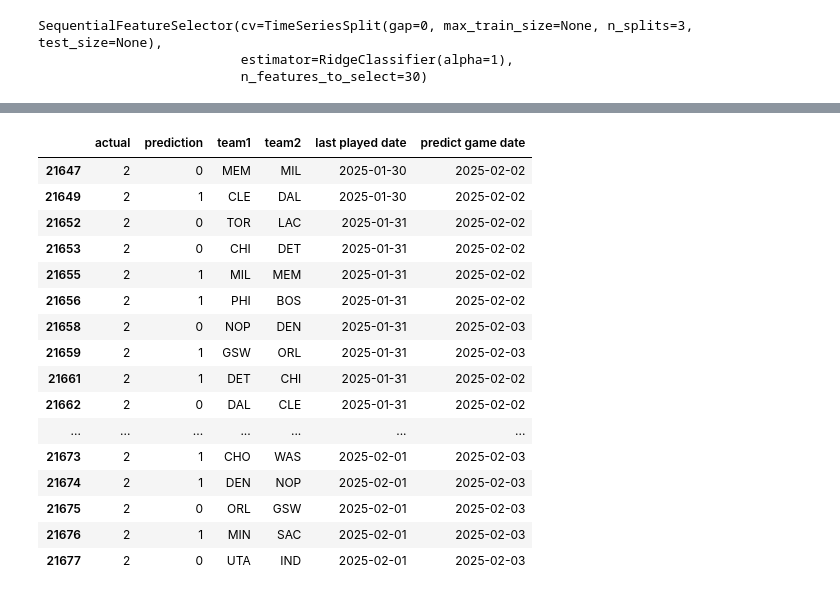
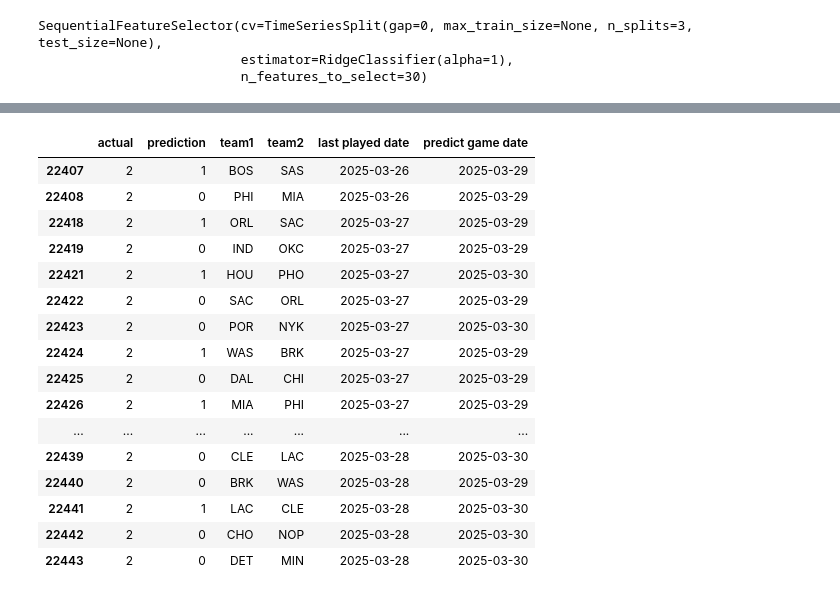
Before and after one commit to Niko2425/NBA-Predict, a Jupyter notebook: predict.ipynb, the cells around one changed output, grey strips where cells are left out. Drawn from its saved outputs; the diff is of its cells as text; code cells hidden in the pictures.

Commit message:
fetched data up to 3/28 and slightly organized predictions for easier readability

```diff
--- a/predict.ipynb
+++ b/predict.ipynb
@@ -551,21 +541,21 @@ accuracy_score(predictions["actual"], predictions["prediction"])
 # %%
-#TODO: ANALYZE
+copy = real_predictions
 real_predictions
 # %% [output]
 |  | actual | prediction | team1 | team2 | last played date | predict game date |
-| 21647 | 2 | 0 | MEM | MIL | 2025-01-30 | 2025-02-02 |
-| 21649 | 2 | 1 | CLE | DAL | 2025-01-30 | 2025-02-02 |
-| 21652 | 2 | 0 | TOR | LAC | 2025-01-31 | 2025-02-02 |
-| 21653 | 2 | 0 | CHI | DET | 2025-01-31 | 2025-02-02 |
-| 21655 | 2 | 1 | MIL | MEM | 2025-01-31 | 2025-02-02 |
-| 21656 | 2 | 1 | PHI | BOS | 2025-01-31 | 2025-02-02 |
-| 21658 | 2 | 0 | NOP | DEN | 2025-01-31 | 2025-02-03 |
-| 21659 | 2 | 1 | GSW | ORL | 2025-01-31 | 2025-02-03 |
-| 21661 | 2 | 1 | DET | CHI | 2025-01-31 | 2025-02-02 |
-| 21662 | 2 | 0 | DAL | CLE | 2025-01-31 | 2025-02-02 |
+| 22407 | 2 | 1 | BOS | SAS | 2025-03-26 | 2025-03-29 |
+| 22408 | 2 | 0 | PHI | MIA | 2025-03-26 | 2025-03-29 |
+| 22418 | 2 | 1 | ORL | SAC | 2025-03-27 | 2025-03-29 |
+| 22419 | 2 | 0 | IND | OKC | 2025-03-27 | 2025-03-29 |
+| 22421 | 2 | 1 | HOU | PHO | 2025-03-27 | 2025-03-30 |
+| 22422 | 2 | 0 | SAC | ORL | 2025-03-27 | 2025-03-29 |
+| 22423 | 2 | 0 | POR | NYK | 2025-03-27 | 2025-03-30 |
+| 22424 | 2 | 1 | WAS | BRK | 2025-03-27 | 2025-03-29 |
+| 22425 | 2 | 0 | DAL | CHI | 2025-03-27 | 2025-03-29 |
+| 22426 | 2 | 1 | MIA | PHI | 2025-03-27 | 2025-03-29 |
 | ... | ... | ... | ... | ... | ... | ... |
-| 21673 | 2 | 1 | CHO | WAS | 2025-02-01 | 2025-02-03 |
-| 21674 | 2 | 1 | DEN | NOP | 2025-02-01 | 2025-02-03 |
-| 21675 | 2 | 0 | ORL | GSW | 2025-02-01 | 2025-02-03 |
-| 21676 | 2 | 1 | MIN | SAC | 2025-02-01 | 2025-02-03 |
-| 21677 | 2 | 0 | UTA | IND | 2025-02-01 | 2025-02-03 |
+| 22439 | 2 | 0 | CLE | LAC | 2025-03-28 | 2025-03-30 |
+| 22440 | 2 | 0 | BRK | WAS | 2025-03-28 | 2025-03-29 |
+| 22441 | 2 | 1 | LAC | CLE | 2025-03-28 | 2025-03-30 |
+| 22442 | 2 | 0 | CHO | NOP | 2025-03-28 | 2025-03-30 |
+| 22443 | 2 | 0 | DET | MIN | 2025-03-28 | 2025-03-30 |
```
Also changed, not shown: parts of 18 cells of this notebook, 3 other files.
